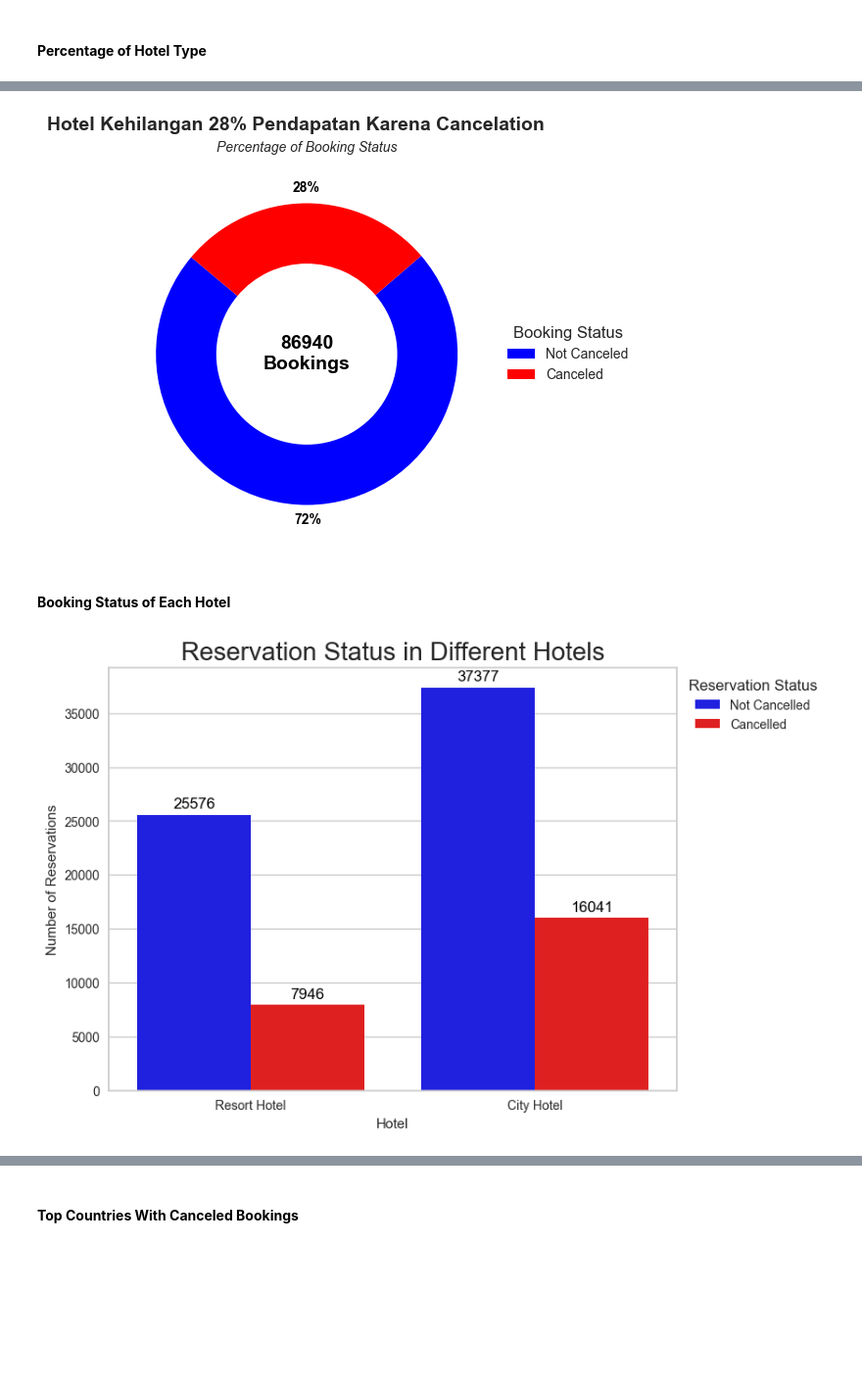
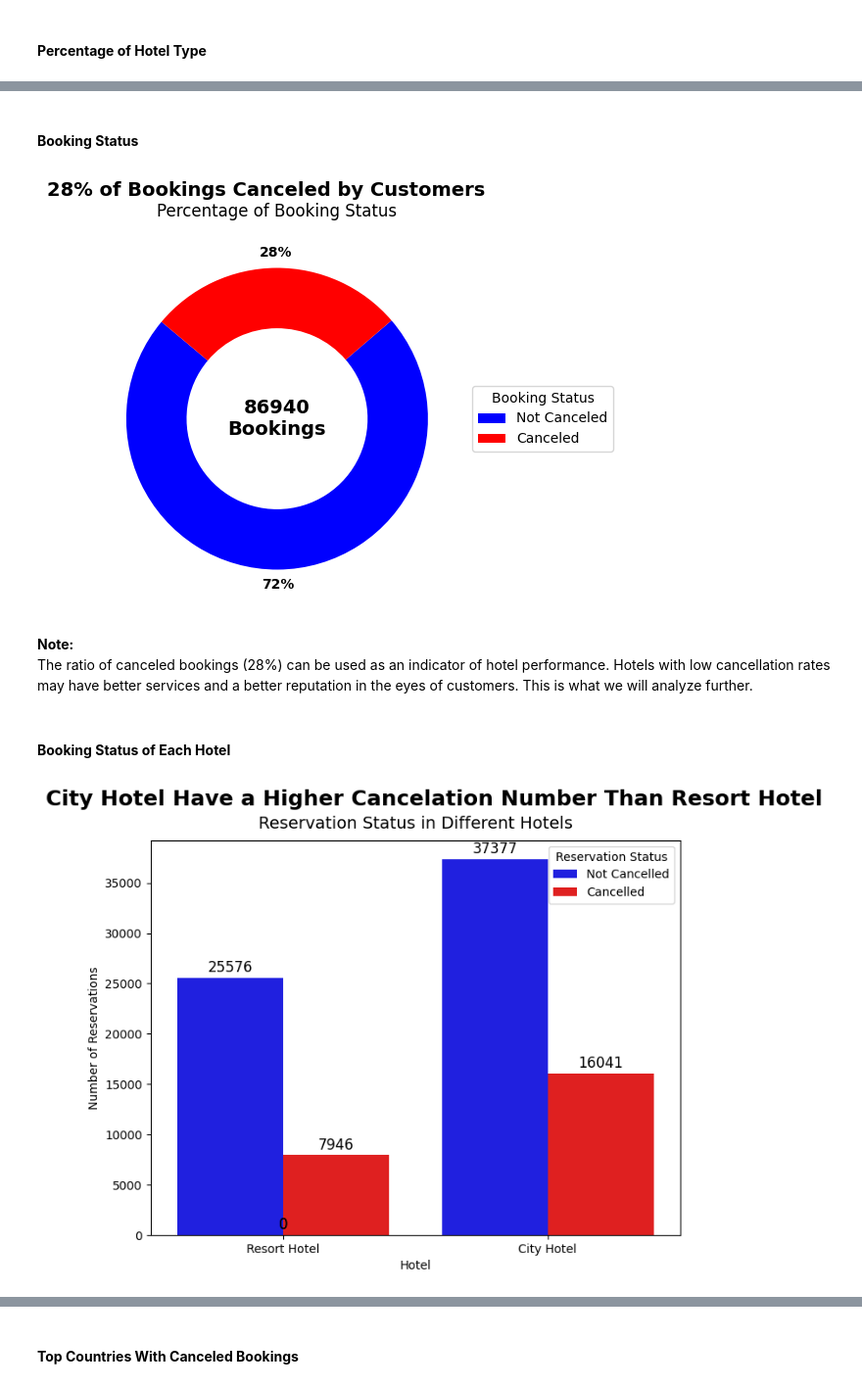
Before and after one commit to garudapaksi-yusuf/Hotel_Booking_Demand, a Jupyter notebook: Hotel_Booking_Demand_Part_1.ipynb, the cells around one changed output, grey strips where cells are left out. Shown at 98% size. Saved outputs shown, nothing was run; the diff lists cells and outputs as text; code cells hidden in the pictures; blank space fills up the shorter version.

```diff
--- a/Hotel_Booking_Demand_Part_1.ipynb
+++ b/Hotel_Booking_Demand_Part_1.ipynb
@@ -531,11 +533,6 @@ df.insert(loc=df.columns.get_loc(key='babies') + 1,
           column='total_guests',
           value=df.adults + df.children + df.babies)
 
-# Combining 'total_stays_in_nights' and 'adr'
-df.insert(loc=df.columns.get_loc(key='adr') + 1,
-          column='revenue',
-          value=df.total_stays_in_nights * df.adr)
-
 with pd.option_context('display.max_column', None):
     display(df.head())
 # %% [output]
@@ -754,0 +745,27 @@ plt.show()
+# %%
+months_order = [
+    'January', 'February', 'March', 'April', 'May', 'June',
+    'July', 'August', 'September', 'October', 'November', 'December'
+]
+
+df['arrival_date_month'] = pd.Categorical(df['arrival_date_month'], categories=months_order, ordered=True)
+
+month_count = df['arrival_date_month'].value_counts().sort_index()
+
+plt.figure(figsize=(10, 6))
+colors = plt.cm.tab20(np.linspace(0, 1, len(months_order)))
+bars = plt.bar(month_count.index, month_count.values, color=colors)
+
+plt.title('Number of Customers Throughout the Year', fontsize=12, pad=20, loc='center')
+plt.suptitle('July and August Have The Most Customers', fontsize=18, y=0.9, x=0.54)
+
+plt.xlabel('Month', fontsize=12)
+plt.ylabel('Number of Customers', fontsize=12)
+
+for bar in bars:
+    yval = bar.get_height()
+    plt.text(bar.get_x() + bar.get_width() / 2, yval + 0.5, int(yval), ha='center', va='bottom')
+
+plt.tight_layout(rect=[0, 0, 1, 0.93])
+
+plt.show()
@@ -757,10 +812,10 @@ plt.show()
+# %% [markdown]
+#### **Booking Status**
 # %%
 booking_counts = df['is_canceled'].value_counts()
 
-# Warna untuk setiap jenis hotel
 colors = ['blue','red']
 
-# Buat donut chart dengan inner radius lebih kecil
 fig, ax = plt.subplots(figsize=(9, 5))
 wedges, texts, autotexts = ax.pie(
     booking_counts,
@@ -769,54 +824,50 @@ wedges, texts, autotexts = ax.pie(
     pctdistance=1.1,
     startangle=140,
     colors=colors,
-    wedgeprops=dict(width=0.4)  # Lebih kecil inner radius
+    wedgeprops=dict(width=0.4)
 )
 
-# Tambahkan jumlah total hotel di tengah-tengah donut chart
 total_booking = booking_counts.sum()
 ax.text(0, 0, f'{total_booking}\nBookings', horizontalalignment='center', verticalalignment='center', fontsize=14, weight='bold', color='black')
 
 plt.setp(autotexts, size=10, weight='bold', color='black')
 
-# Tambahkan legenda
-ax.legend(wedges, booking_counts.index, title="Booking Status", loc="center left", bbox_to_anchor=(1, 0, 0.5, 1))
+ax.legend(wedges, booking_counts.index, title="Booking Status", loc="center left", bbox_to_anchor=(1, 0, 0.5, 1), )
 
-# Tambahkan subtitle
-plt.suptitle('Hotel Kehilangan 28% Pendapatan Karena Cancelation', fontsize=14, weight='bold')
-plt.title('Percentage of Booking Status', fontsize=10, style='italic', pad=10)
+plt.suptitle('28% of Bookings Canceled by Customers', fontsize=14, weight='bold')
+plt.title('Percentage of Booking Status', fontsize=12, style='normal', pad=10)
 
 plt.show()
 # %% [output]
-[figure, old version]
+[figure, new version]
+# %% [markdown]
+**Note:**<br>
+The ratio of canceled bookings (28%) can be used as an indicator of hotel performance. Hotels with low cancellation rates may have better services and a better reputation in the eyes of customers. This is what we will analyze further.
 # %% [markdown]
 #### **Booking Status of Each Hotel**
 # %%
 plt.figure(figsize=(8, 6))
 
-# Tentukan palet warna
 palette = {'Not Canceled': 'blue', 'Canceled': 'red'}
 
-# Buat countplot dengan warna yang ditentukan
 ax1 = sns.countplot(x='hotel', hue='is_canceled', data=df, palette=palette)
 
-# Atur legend dan posisi
 legend_labels, _ = ax1.get_legend_handles_labels()
 ax1.legend(bbox_to_anchor=(1, 1), title='Reservation Status', labels=['Not Cancelled', 'Cancelled'])
 
-# Tambahkan label di atas setiap bar
 for p in ax1.patches:
     ax1.annotate(f'{int(p.get_height())}',
                  (p.get_x() + p.get_width() / 2., p.get_height()),
                  ha='center', va='baseline',
                  fontsize=12, color='black',
-                 xytext=(0, 5),  # Offset label dari bar
+                 xytext=(0, 5),
                  textcoords='offset points')
 
-# Atur judul dan label sumbu
-plt.title('Reservation Status in Different Hotels', size=20)
+plt.title('Reservation Status in Different Hotels', fontsize=14, pad=10, loc='center')
+plt.suptitle('City Hotel Have a Higher Cancelation Number Than Resort Hotel', fontsize=18, y=0.98, x= 0.54, weight = 'bold')
 plt.xlabel('Hotel')
 plt.ylabel('Number of Reservations')
 
 plt.show()
 # %% [output]
-[figure, old version]
+[figure, new version]
```
Also changed, not shown: parts of 92 cells of this notebook, 5 other files.
